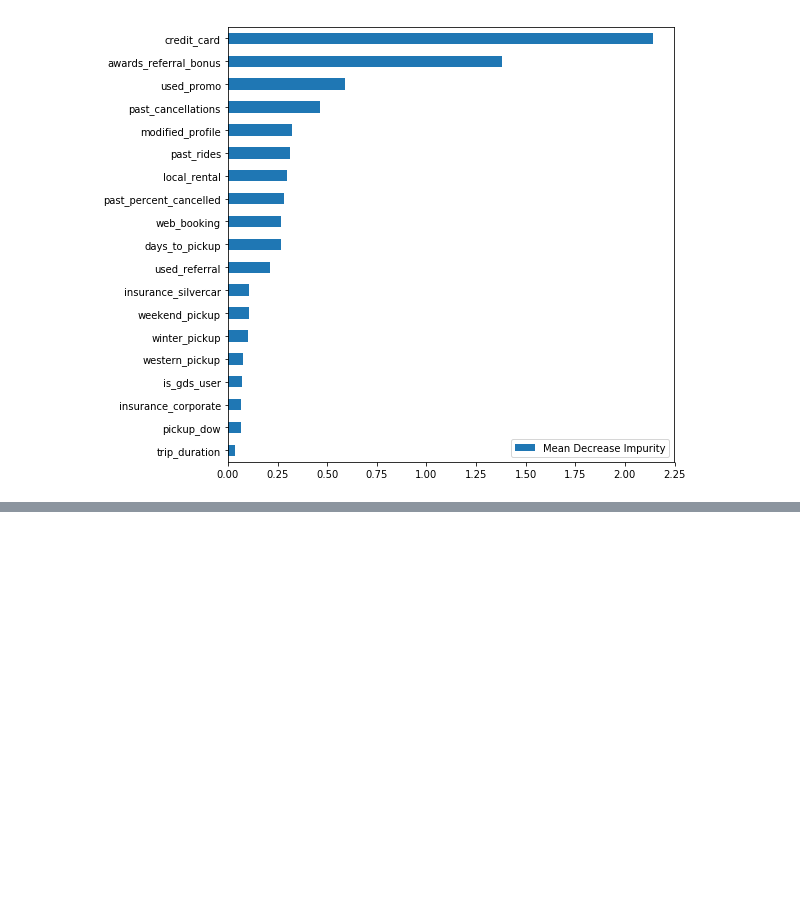
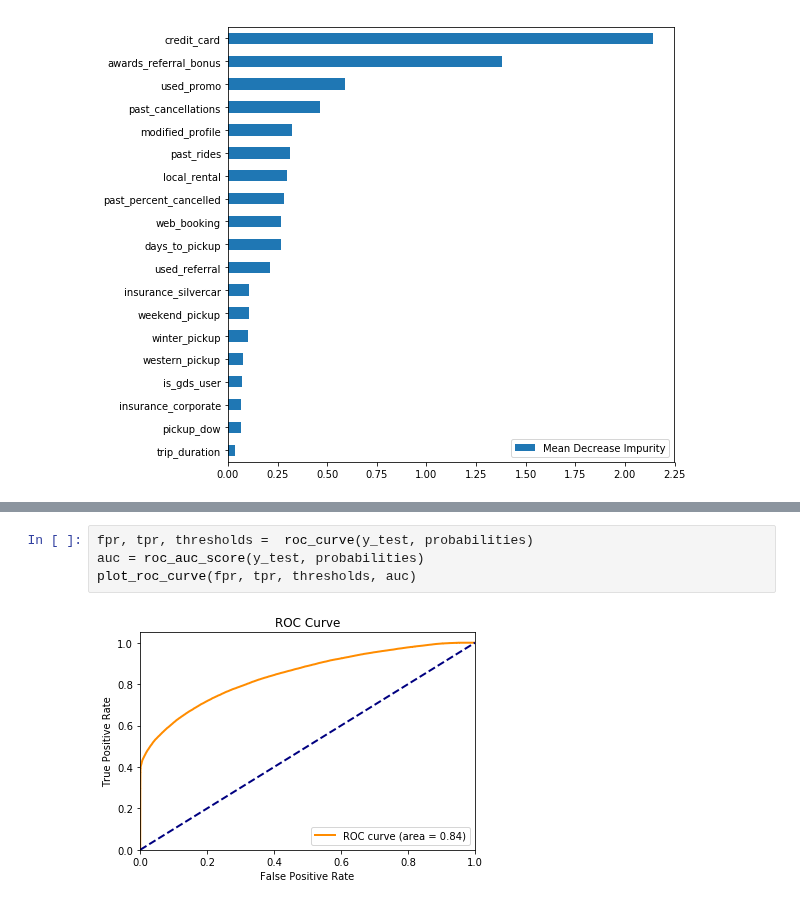
Before and after one commit to mengeling/silvercar-cancellation-predictor, a Jupyter notebook: EDA/modeling.ipynb, the cells around one changed output, grey strips where cells are left out. Cells and saved outputs as stored; diff of their text form; blank space fills up the shorter version.

```diff
--- a/EDA/modeling.ipynb
+++ b/EDA/modeling.ipynb
@@ -325,0 +338,6 @@ X_test = scaler.transform(X_test)
+# %%
+fpr, tpr, thresholds =  roc_curve(y_test, probabilities)
+auc = roc_auc_score(y_test, probabilities)
+plot_roc_curve(fpr, tpr, thresholds, auc)
+# %% [output]
+[figure, added]
```
Also changed, not shown: parts of 10 cells of this notebook, 11 other files.
